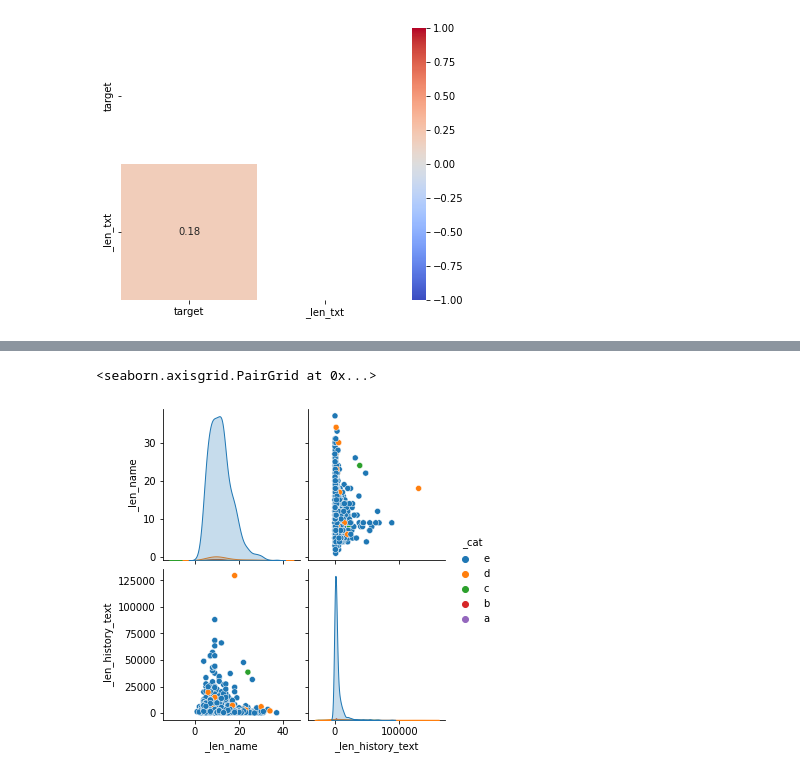
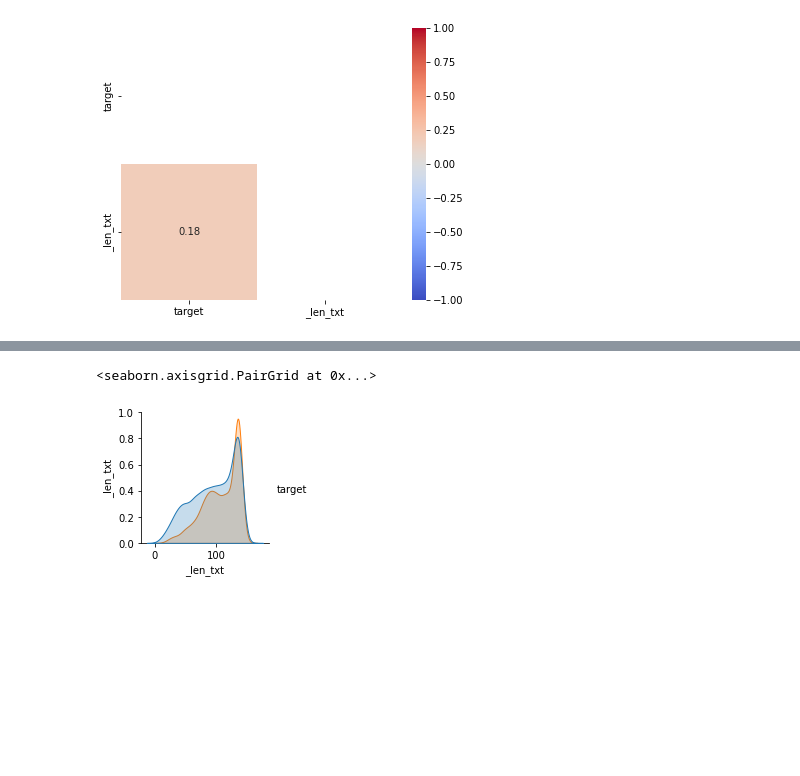
Before and after one commit to AlexandreGazagnes/ocr-donnees-textuelles, a Jupyter notebook: 00 text analysyis.ipynb, the cells around one changed output, grey strips where cells are left out. Drawn from its saved outputs; the diff is of its cells as text; code cells hidden in the pictures; blank space fills up the shorter version.

```diff
--- a/00 text analysyis.ipynb
+++ b/00 text analysyis.ipynb
@@ -336,4 +336,3 @@ sns.pairplot(df)
 # %%
-df["_cat"] = pd.cut(df._score, bins=5, labels=list("edcba"))
-df.head()
+df.sort_values("_len_txt").head(10)
 # %% [output]
@@ -364,3 +349,0 @@ df.sort_values("_cat").tail()
-# %%
-df["_log_cat"] = pd.cut(df._log_score, bins=5, labels=list("edcba"))
-df.head()
@@ -397,5 +364,5 @@ sns.pairplot(df,)
 # %%
-sns.pairplot(df.drop(columns=["_score", "_log_score"]),hue="_cat")
+sns.pairplot(df,hue="target")
 # %% [output]
 <seaborn.axisgrid.PairGrid at 0x...>
-[figure, old version]
+[figure, new version]
```
Also changed, not shown: parts of 21 cells of this notebook, 1 other file.
